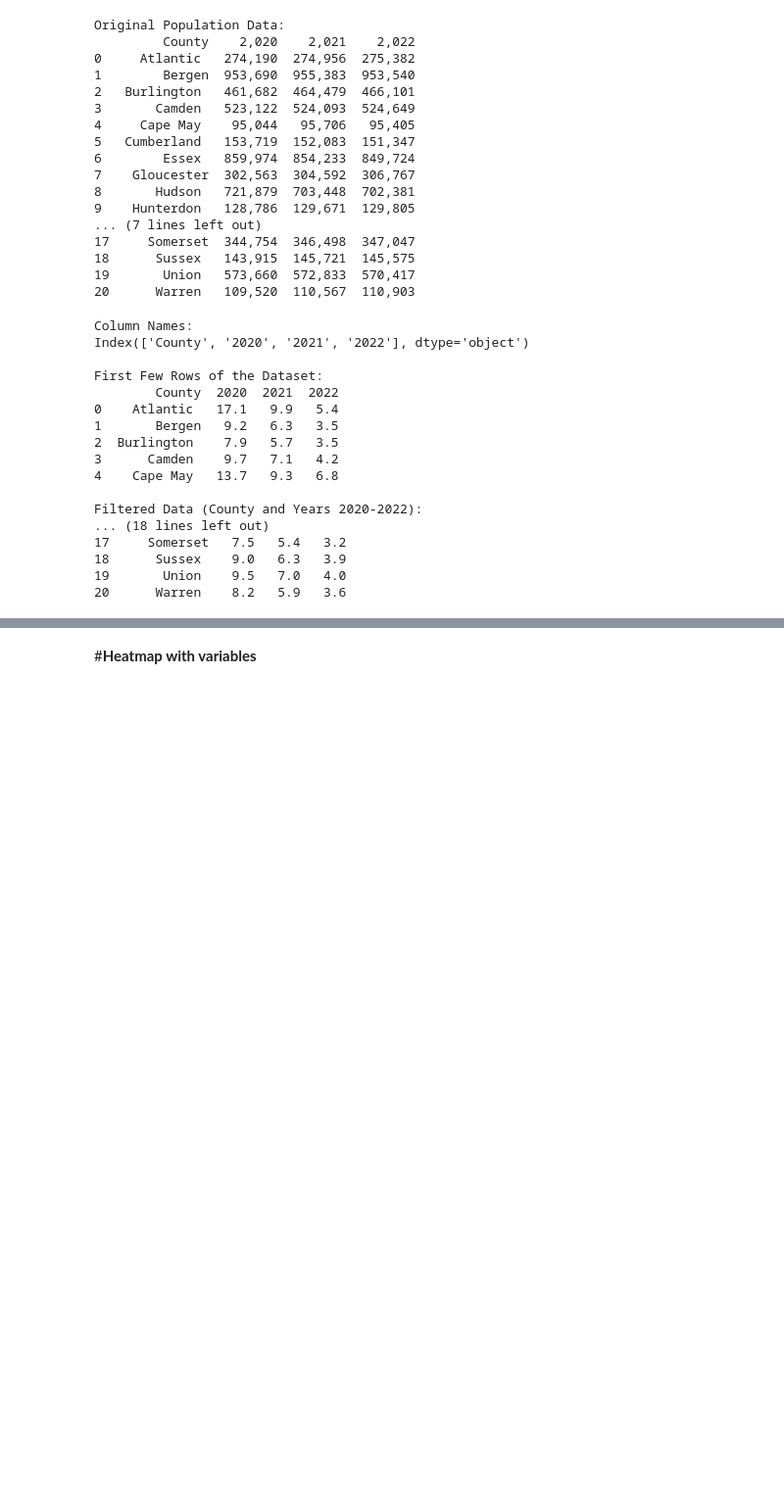
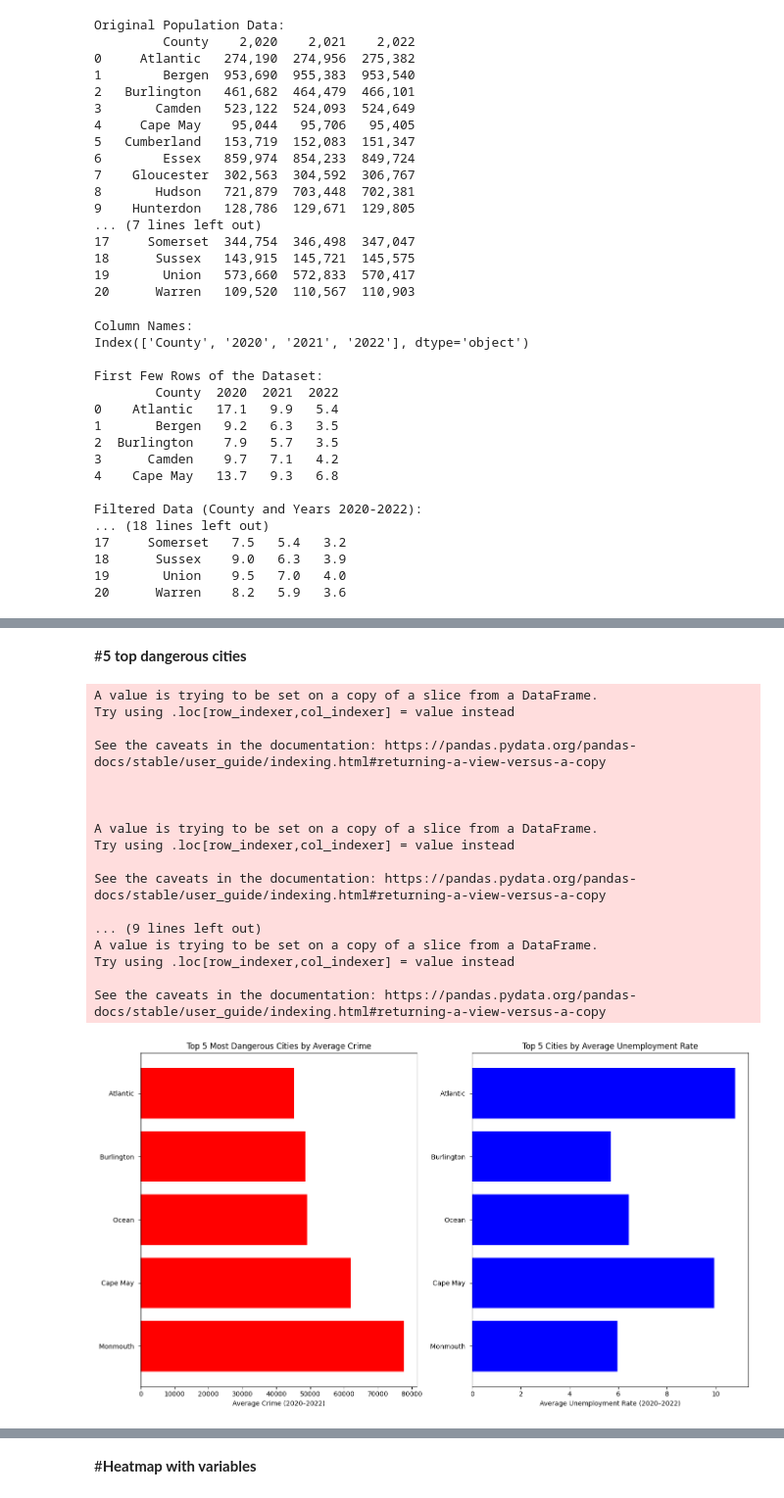
Before and after one commit to erikaguiracocha/Data-Visualization-2025, a Jupyter notebook: Ps5erikaguiracocga.ipynb, the cells around one changed output, grey strips where cells are left out. Shown at 98% size. Saved outputs shown, nothing was run; the diff lists cells and outputs as text; code cells hidden in the pictures; blank space fills up the shorter version.

```diff
--- a/Ps5erikaguiracocga.ipynb
+++ b/Ps5erikaguiracocga.ipynb
@@ -456,0 +365,64 @@ No artists with labels found to put in legend.  Note that artists whose label st
+# %% [markdown]
+#**5 top dangerous cities**
+# %%
+# Load the data
+crime_data = pd.read_csv(url_crime_data, header=1)
+population_data = pd.read_csv(url_population_data)
+unemployment_data = pd.read_csv(url_unemployment_data)
+
+# Clean the crime data
+crime_data = crime_data[crime_data['County'] != 'Total New Jersey']
+for year in ['2020', '2021', '2022']:
+    crime_data[year] = crime_data[year].str.replace(',', '', regex=True).astype(float)
+crime_data['Average Crime'] = crime_data[['2020', '2021', '2022']].mean(axis=1)
+
+# Clean the unemployment data
+unemployment_data = unemployment_data[unemployment_data['County'] != 'Total New Jersey']
+for year in ['2020', '2021', '2022']:
+    # Convert to numeric directly (no need for str.replace)
+    unemployment_data[year] = pd.to_numeric(unemployment_data[year], errors='coerce')
+unemployment_data['Average Unemployment Rate'] = unemployment_data[['2020', '2021', '2022']].mean(axis=1)
+
+# Merge the data
+merged_data = pd.merge(crime_data[['County', 'Average Crime']],
+                       unemployment_data[['County', 'Average Unemployment Rate']],
+                       on='County')
+
+# Sort by crime rate and get the top 5 most dangerous cities
+top_5_dangerous_cities = merged_data.sort_values(by='Average Crime', ascending=False).head(5)
+
+# Create the subplots
+fig, ax = plt.subplots(1, 2, figsize=(14, 8))
+
+# Plot Average Crime
+ax[0].barh(top_5_dangerous_cities['County'], top_5_dangerous_cities['Average Crime'], color='red')
+ax[0].set_xlabel('Average Crime (2020–2022)')
+ax[0].set_title('Top 5 Most Dangerous Cities by Average Crime')
+
+# Plot Average Unemployment Rate
+ax[1].barh(top_5_dangerous_cities['County'], top_5_dangerous_cities['Average Unemployment Rate'], color='blue')
+ax[1].set_xlabel('Average Unemployment Rate (2020–2022)')
+ax[1].set_title('Top 5 Cities by Average Unemployment Rate')
+
+# Show the plot
+plt.tight_layout()
+plt.show()
+# %% [output]
+A value is trying to be set on a copy of a slice from a DataFrame.
+Try using .loc[row_indexer,col_indexer] = value instead
+
+See the caveats in the documentation: https://pandas.pydata.org/pandas-docs/stable/user_guide/indexing.html#returning-a-view-versus-a-copy
+
+
+
+A value is trying to be set on a copy of a slice from a DataFrame.
+Try using .loc[row_indexer,col_indexer] = value instead
+
+See the caveats in the documentation: https://pandas.pydata.org/pandas-docs/stable/user_guide/indexing.html#returning-a-view-versus-a-copy
+
+... (9 lines left out)
+A value is trying to be set on a copy of a slice from a DataFrame.
+Try using .loc[row_indexer,col_indexer] = value instead
+
+See the caveats in the documentation: https://pandas.pydata.org/pandas-docs/stable/user_guide/indexing.html#returning-a-view-versus-a-copy
+[figure, added]
```
Also changed, not shown: parts of 16 cells of this notebook.
